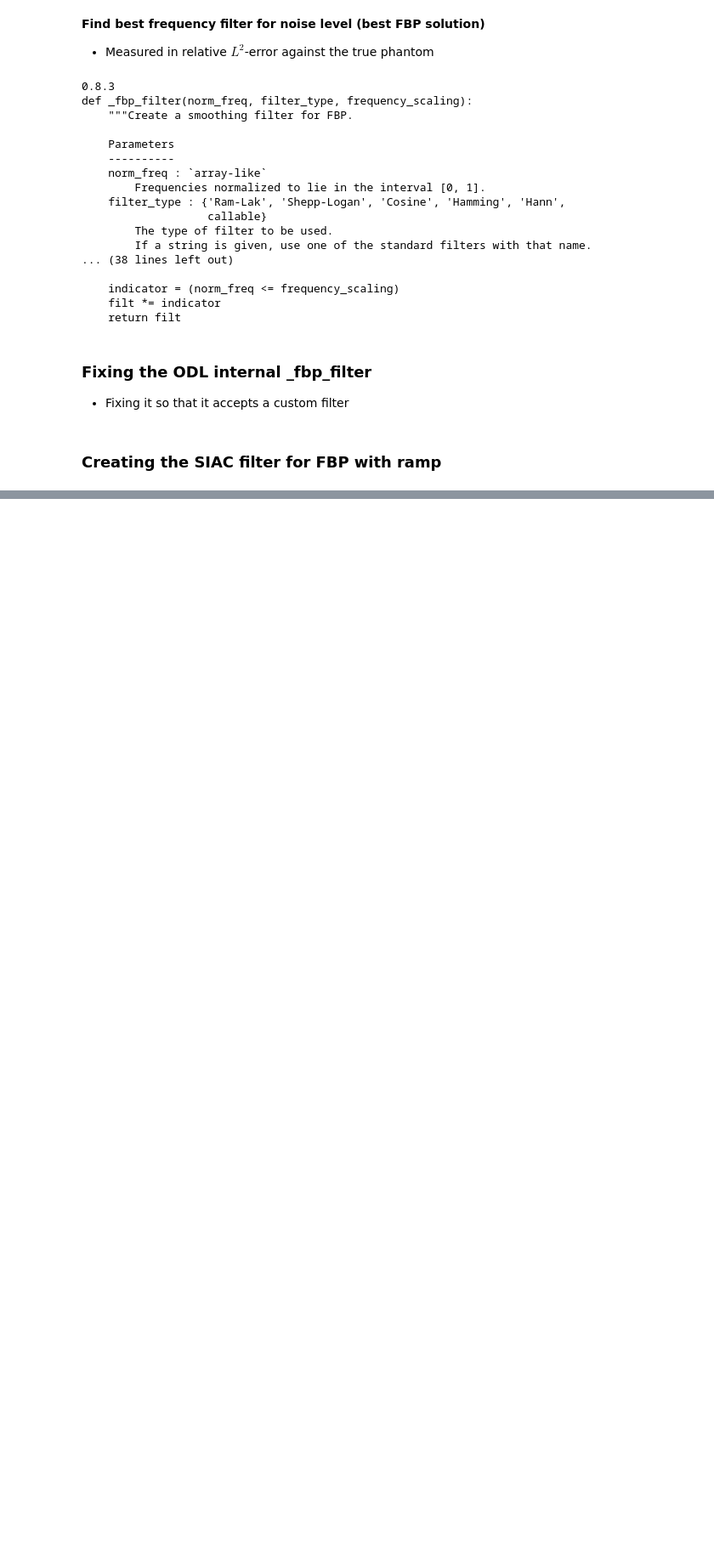
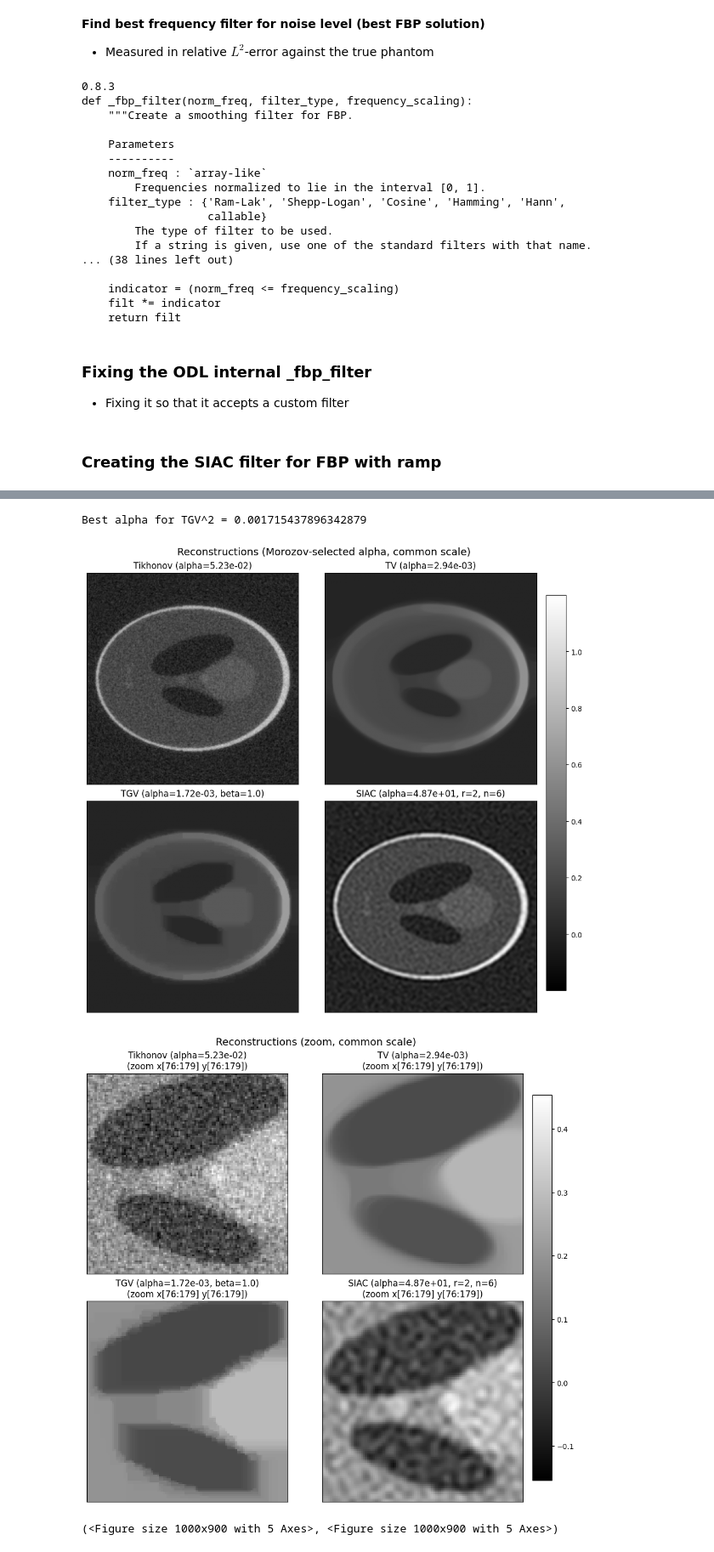
Before and after one commit to AdamHopkinss/SIAC-CT-Reconstruction, a Jupyter notebook: notebooks/SIAC_regularization.ipynb, the cells around one changed output, grey strips where cells are left out. Shown at 85% size. Saved outputs shown, nothing was run; the diff lists cells and outputs as text; code cells hidden in the pictures; blank space fills up the shorter version.

```diff
--- a/notebooks/SIAC_regularization.ipynb
+++ b/notebooks/SIAC_regularization.ipynb
@@ -224,0 +275,8 @@ plt.show()  # to not get duplicated plots for the last one
+# %%
+
+# Tikhonov
+alpha_tik, x_tik = choose_alpha_morozov(
+    reconstruct=lambda a: solve_tikhonov(A, data, alpha=a, niter=80),
+    A=A, data=data, delta=delta
+)
+print(f"Best alpha for Tikhonov = {alpha_tik}")
@@ -224,0 +285,11 @@ plt.show()  # to not get duplicated plots for the last one
+# %%
+
+# Allow for an initial guess for TV and TGV^2
+x0 = reconstruct_fbp(sino_noisy, A, filter_name="Ram-Lak")
+# TV
+alpha_tv, x_tv = choose_alpha_morozov(
+    reconstruct=lambda a: solve_tv(A, data, alpha=a, niter=300, x0=x0,
+                                   isotropic=True),
+    A=A, data=data, delta=delta
+)
+print(f"Best alpha for TV = {alpha_tv}")
@@ -224,0 +298,11 @@ plt.show()  # to not get duplicated plots for the last one
+# %%
+
+# TGV^2
+alpha_tgv, x_tgv = choose_alpha_morozov(
+    reconstruct=lambda a: solve_tgv2(A, data, alpha=a, beta=1.0,
+                                     niter=400, x0=x0),
+    A=A, data=data, delta=delta
+)
+print(f"Best alpha for TGV^2 = {alpha_tgv}")
+# %% [output]
+Best alpha for TGV^2 = 0.001715437896342879
@@ -224,0 +395,19 @@ plt.show()  # to not get duplicated plots for the last one
+# %%
+recons = [x_tik, x_tv, x_tgv, x_siac]
+titles = [
+    f"Tikhonov (alpha={alpha_tik:.2e})",
+    f"TV (alpha={alpha_tv:.2e})",
+    f"TGV (alpha={alpha_tgv:.2e}, beta=1.0)",
+    f"SIAC (alpha={alpha_siac:.2e}, r={moments}, n={BSorder})",
+]
+
+plot_recon_grid_2x2_with_zoom(
+    recons, titles,
+    suptitle_full="Reconstructions (Morozov-selected alpha, common scale)",
+    suptitle_zoom="Reconstructions (zoom, common scale)",
+    zoom_frac=(0.30, 0.70, 0.30, 0.70),
+)
+# %% [output]
+[figure, added]
+[figure, added]
+(<Figure size 1000x900 with 5 Axes>, <Figure size 1000x900 with 5 Axes>)
```
Also changed, not shown: parts of 13 cells of this notebook, 3 other files.
